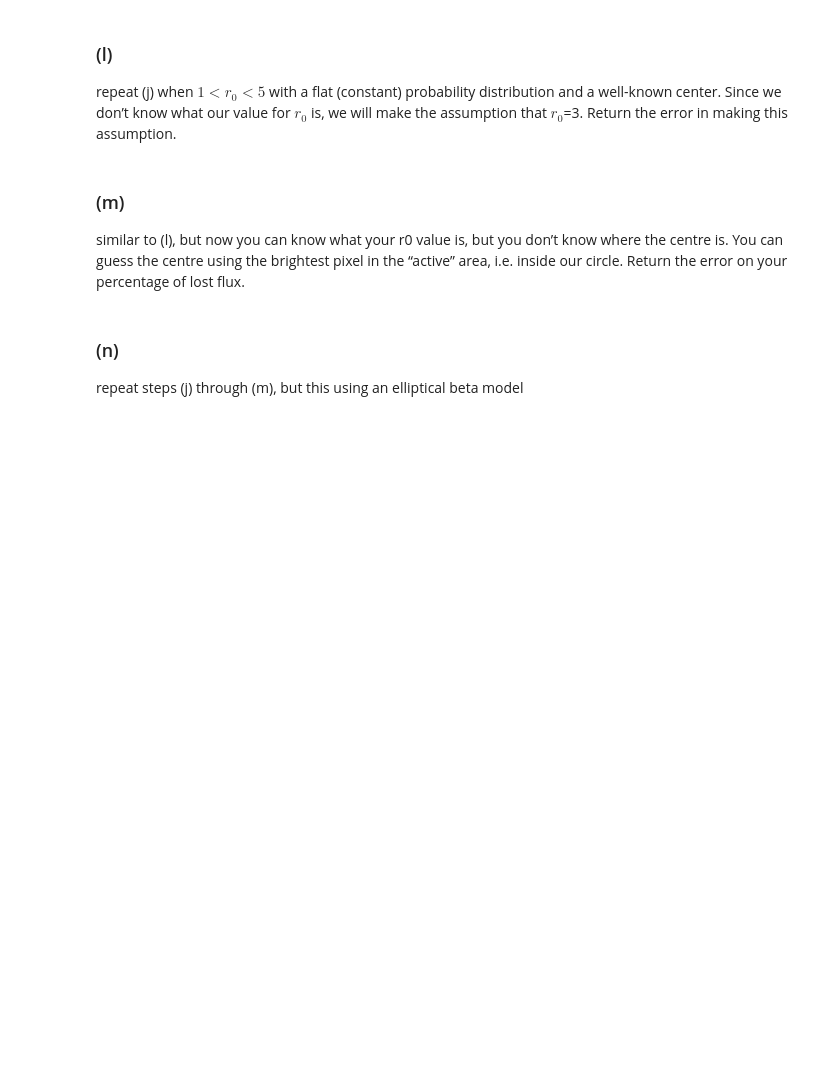
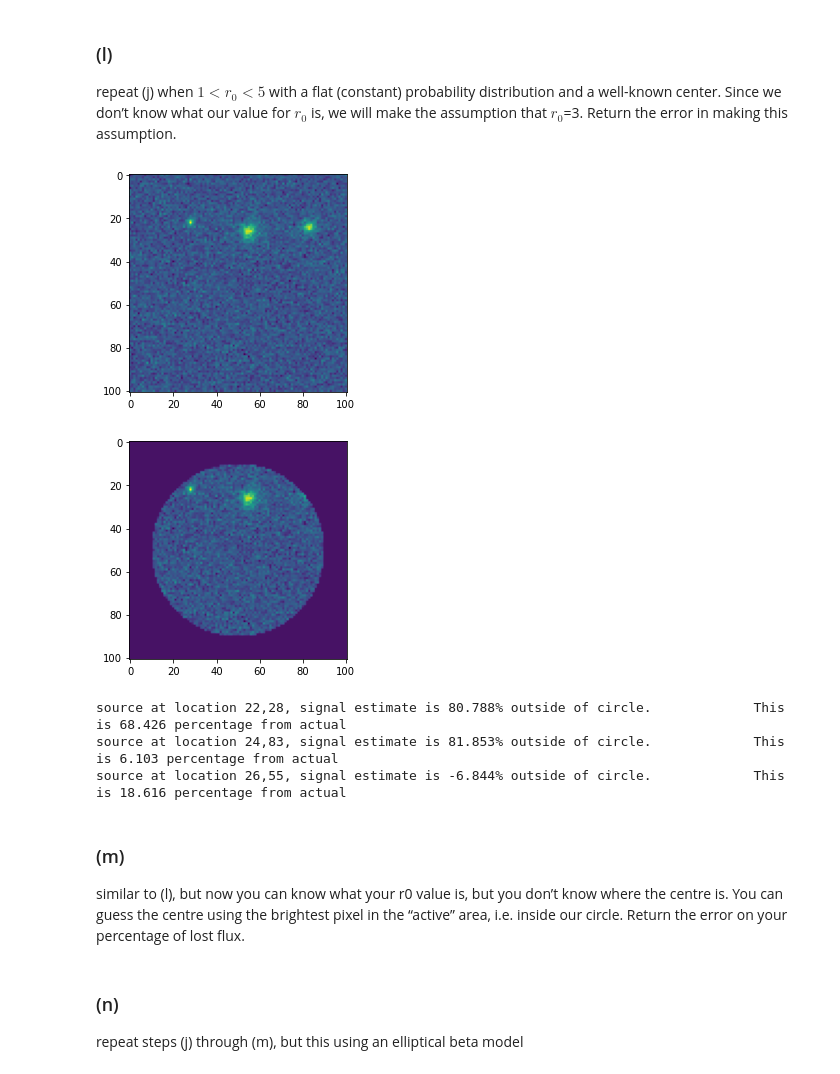
Before and after one commit to TobyWallage/PythonAssessment, a Jupyter notebook: Assessment.ipynb, the cells around one changed output. Cells and saved outputs as stored; diff of their text form; code cells hidden in the pictures; blank space fills up the shorter version.

```diff
--- a/Assessment.ipynb
+++ b/Assessment.ipynb
@@ -425,6 +443,43 @@ Produce an image “with vignetting”: i.e. now the sensitivity of the “detec
 ### (l)
 
 repeat (j) when $1<r_0<5$ with a flat (constant) probability distribution and a well-known center. Since we don’t know what our value for $r_0$ is, we will make the assumption that $r_0$=3. Return the error in making this assumption.
+# %%
+class UnknownBetaModelsSource(BetaModelsSource):
+    def __init__(self, x=None,y=None, r_0=None,s_0=10):
+        if r_0 is None:
+            r_0 = 1 + (4 * np.random.rand()) #generate random float between 1 and 5
+        super().__init__(x=x,y=y,r_0=r_0,s_0=s_0)
+
+    def calc_unknown_r_percent(self, mask):
+        masked_volume = np.sum(mask * self.signal)
+        #This integrand is the same as normal beta model except r_0 is assumed to be 3
+        def integrand(r):
+            dA = 2 * np.pi * r
+            val = self.s_0 * np.power(1 + (r/3)**2,-1.5)*dA
+            return val
+        volume_estimate , err = quad(integrand, 0, np.inf)
+        estimate = masked_volume/volume_estimate
+        actual = self.calc_percent_masked(mask)#this uses the actual r_0 value
+        return (estimate,actual)
+
+    def calc_unknown_loc_percent(self,mask):
+
+        masked_volume = np.sum(mask * self.signal)
+        def integrand(r):
+            dA = 2 * np.pi * r
+            val = self.s_0 * np.power(1 + (r/self.r_0)**2,-1.5)*dA
+            return val
+
+random_image = Image(source_locations=[UnknownBetaModelsSource() for i in range(3)])
+random_image.display_with_background()
+random_image.display_with_mask()
+random_image.calc_unknown_r()
+# %% [output]
+[figure, added]
+[figure, added]
+source at location 22,28, signal estimate is 80.788% outside of circle.             This is 68.426 percentage from actual
+source at location 24,83, signal estimate is 81.853% outside of circle.             This is 6.103 percentage from actual
+source at location 26,55, signal estimate is -6.844% outside of circle.             This is 18.616 percentage from actual
 # %% [markdown]
 ### (m)
 
```
Also changed, not shown: parts of 8 cells of this notebook.
